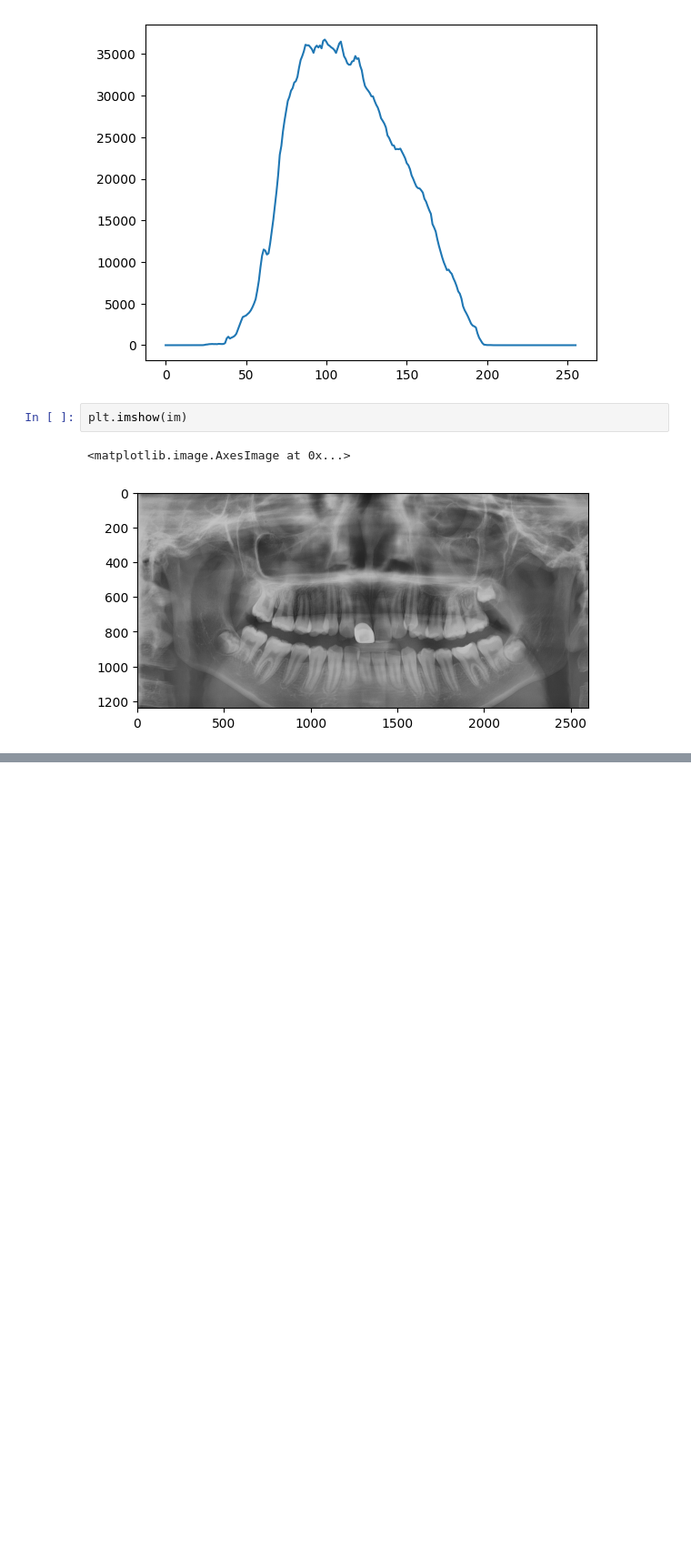
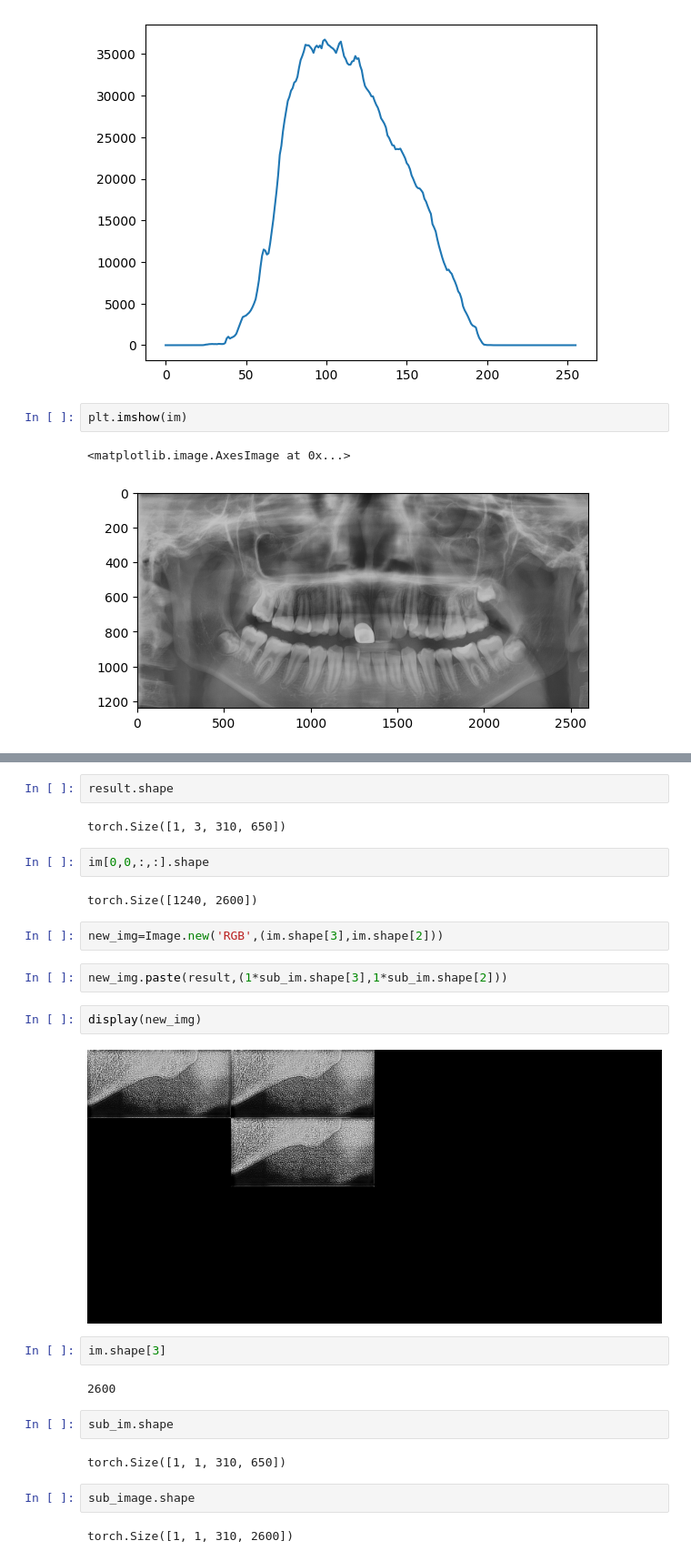
Before and after one commit to jaepoong/dental, a Jupyter notebook: test.ipynb, the cells around one changed output, grey strips where cells are left out. Shown at 91% size. Saved outputs shown, nothing was run; the diff lists cells and outputs as text; blank space fills up the shorter version.

```diff
--- a/test.ipynb
+++ b/test.ipynb
@@ -205,0 +279,28 @@ plt.imshow(im)
+# %%
+result.shape
+# %% [output]
+torch.Size([1, 3, 310, 650])
+# %%
+im[0,0,:,:].shape
+# %% [output]
+torch.Size([1240, 2600])
+# %%
+new_img=Image.new('RGB',(im.shape[3],im.shape[2]))
+# %%
+new_img.paste(result,(1*sub_im.shape[3],1*sub_im.shape[2]))
+# %%
+display(new_img)
+# %% [output]
+[figure, added]
+# %%
+im.shape[3]
+# %% [output]
+2600
+# %%
+sub_im.shape
+# %% [output]
+torch.Size([1, 1, 310, 650])
+# %%
+sub_image.shape
+# %% [output]
+torch.Size([1, 1, 310, 2600])
```
Also changed, not shown: parts of 10 cells of this notebook, 15 other files.
